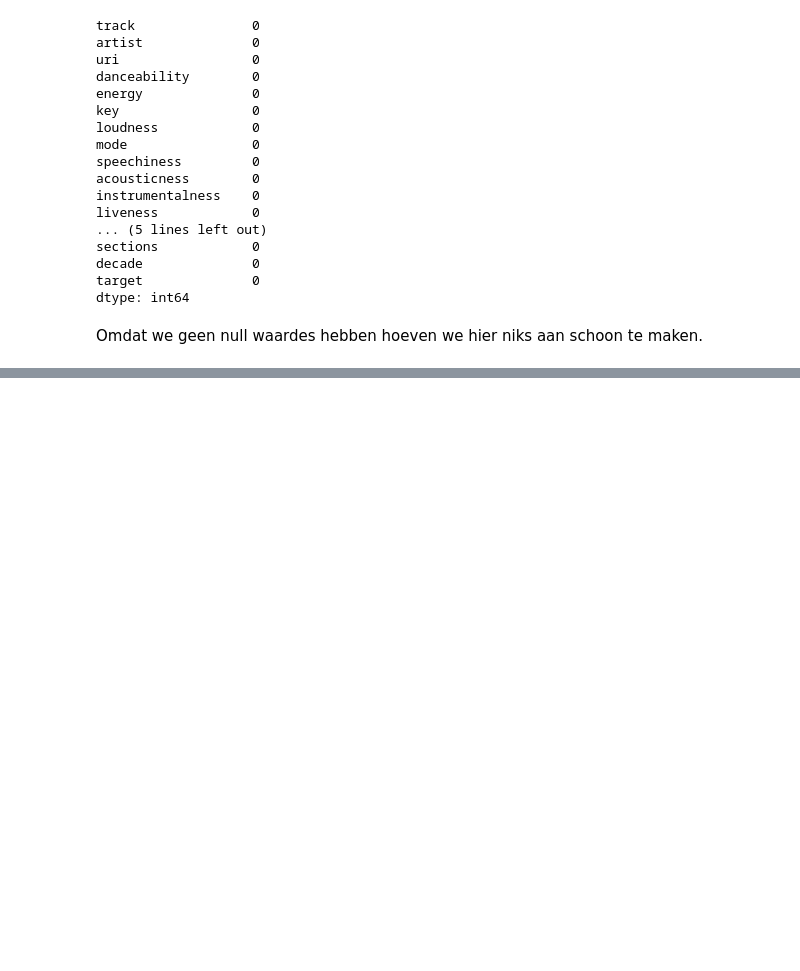
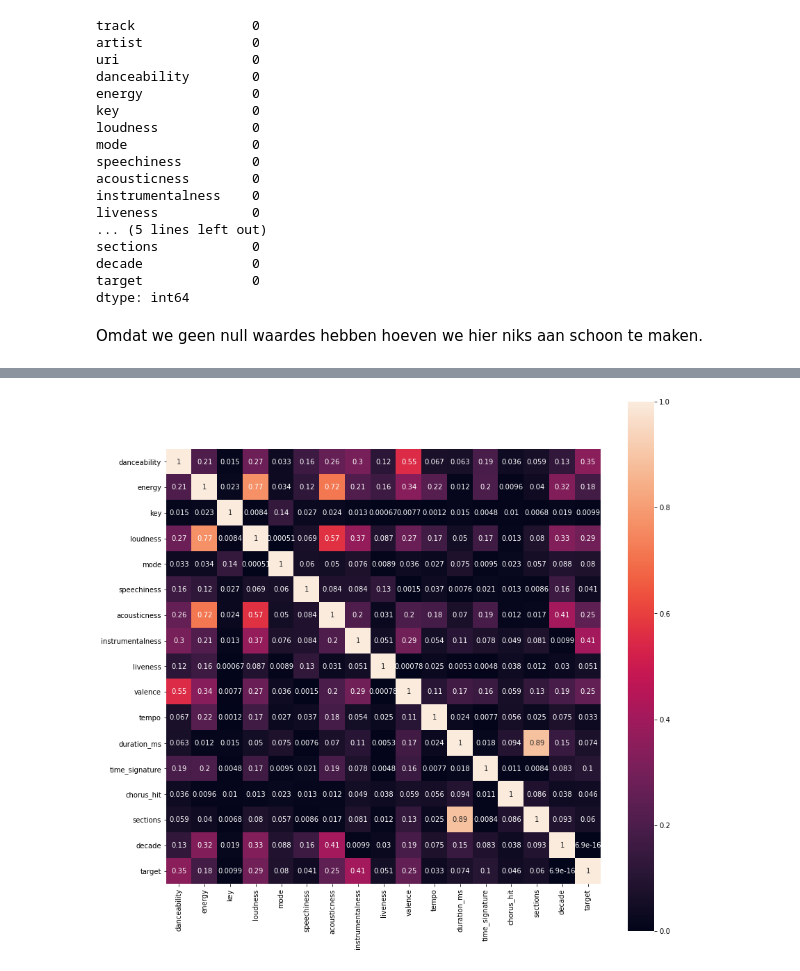
Before and after one commit to Dipsaus2002/Hit-Calculator, a Jupyter notebook: Hit Calculator v2.0 Alpha.ipynb, the cells around one changed output, grey strips where cells are left out. Saved outputs shown, nothing was run; the diff lists cells and outputs as text; code cells hidden in the pictures; blank space fills up the shorter version.

```diff
--- a/Hit Calculator v2.0 Alpha.ipynb
+++ b/Hit Calculator v2.0 Alpha.ipynb
@@ -219,0 +272,6 @@ Omdat we geen null waardes hebben hoeven we hier niks aan schoon te maken.
+# %%
+plt.figure(figsize=(14, 14))
+ax = sns.heatmap(dataset1.corr(method='pearson').abs(), annot=True, square=True)
+plt.show()
+# %% [output]
+[figure, added]
```
Also changed, not shown: parts of 11 cells of this notebook, 1 other file.
